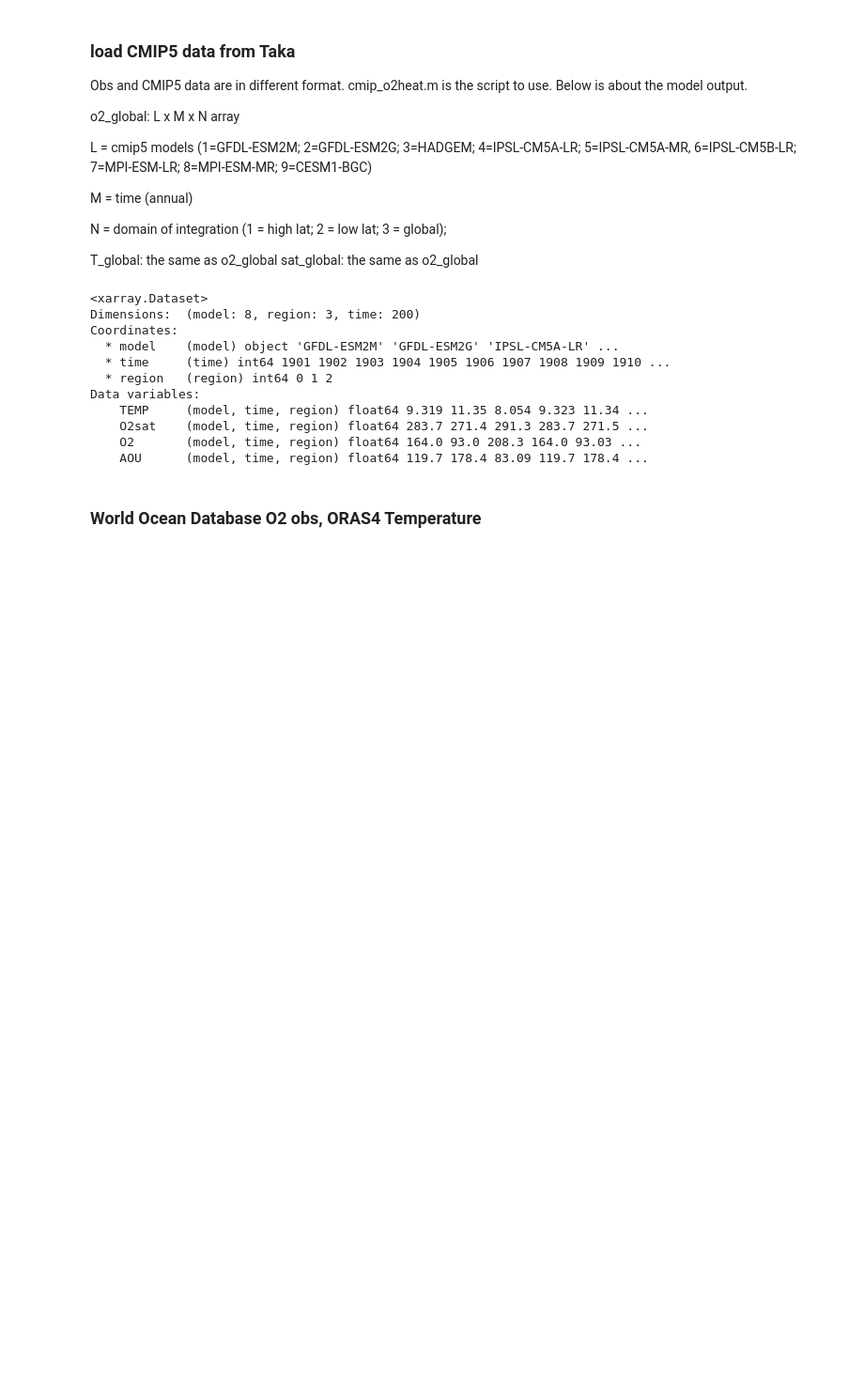
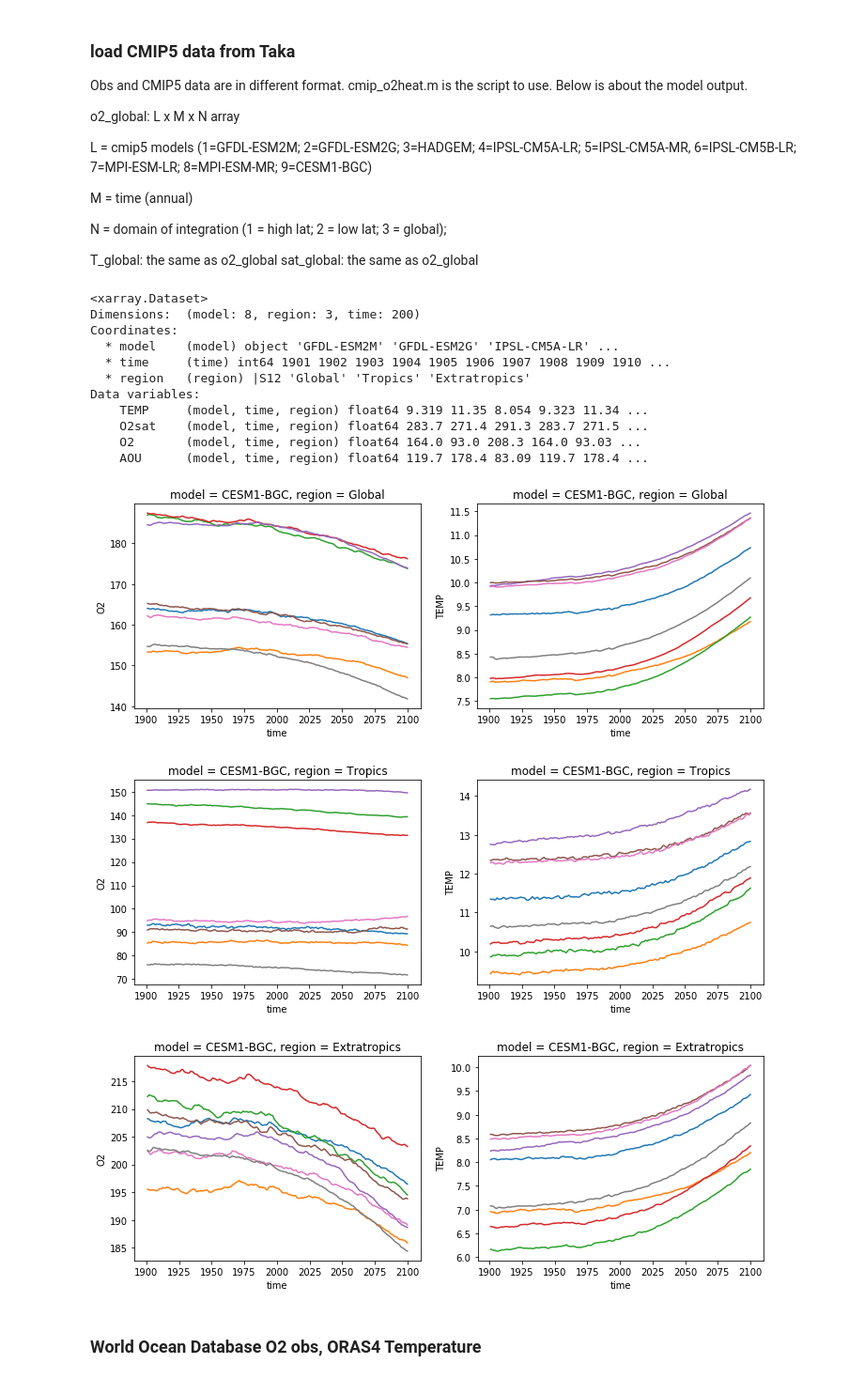
Before and after one commit to matt-long/iucn-deoxygenation-report, a Jupyter notebook: plot_tropical_hilat_phase.ipynb, the cells around one changed output. Shown at 94% size. Drawn from its saved outputs; the diff is of its cells as text; code cells hidden in the pictures; blank space fills up the shorter version.

```diff
--- a/plot_tropical_hilat_phase.ipynb
+++ b/plot_tropical_hilat_phase.ipynb
@@ -14,7 +14,7 @@ import proc_cesm_le
 # %%
 %%time
 
-region_names = ['Global','Tropics','Extra-tropics']
+region_names = ['Global','Tropics','Extratropics']
 
 files = sorted(glob(os.path.join(diro['out'],'region_0glb_1trp_2hlt_upper1000m.ens_i_???.nc')))
 ds = []
@@ -105,6 +105,7 @@ cmip['AOU'] = cmip.O2sat - cmip.O2
 
 #-- sort to make regions: global, low-lat, hi-lat
 cmip = cmip.sortby('region')
+cmip = cmip.assign_coords(region=region_names)
 cmip = cmip.transpose('model','time','region')
 #cmip = cmip.sel(model=['GFDL-ESM2M','IPSL-CM5A-LR','MPI-ESM-LR','CESM1-BGC'])
 cmip = cmip.sel(model=[m for m in model.values if m !='HADGEM'])
@@ -115,12 +116,25 @@ Dimensions:  (model: 8, region: 3, time: 200)
 Coordinates:
   * model    (model) object 'GFDL-ESM2M' 'GFDL-ESM2G' 'IPSL-CM5A-LR' ...
   * time     (time) int64 1901 1902 1903 1904 1905 1906 1907 1908 1909 1910 ...
-  * region   (region) int64 0 1 2
+  * region   (region) |S12 'Global' 'Tropics' 'Extratropics'
 Data variables:
     TEMP     (model, time, region) float64 9.319 11.35 8.054 9.323 11.34 ...
     O2sat    (model, time, region) float64 283.7 271.4 291.3 283.7 271.5 ...
     O2       (model, time, region) float64 164.0 93.0 208.3 164.0 93.03 ...
     AOU      (model, time, region) float64 119.7 178.4 83.09 119.7 178.4 ...
+# %%
+for i in range(len(obs.region)):
+    fig = plt.figure(figsize=(12,4))
+    ax = fig.add_subplot(1,2,1)
+    for m in range(len(cmip.model)):
+        cmip.O2.isel(region=i,model=m).plot(ax=ax)
+    ax = fig.add_subplot(1,2,2)
+    for m in range(len(cmip.model)):
+        cmip.TEMP.isel(region=i,model=m).plot(ax=ax)
+# %% [output]
+[figure, added]
+[figure, added]
+[figure, added]
 # %% [markdown]
 ### World Ocean Database O2 obs, ORAS4 Temperature
 # %% [markdown]
```
Also changed, not shown: parts of 9 cells of this notebook, 4 other files.
